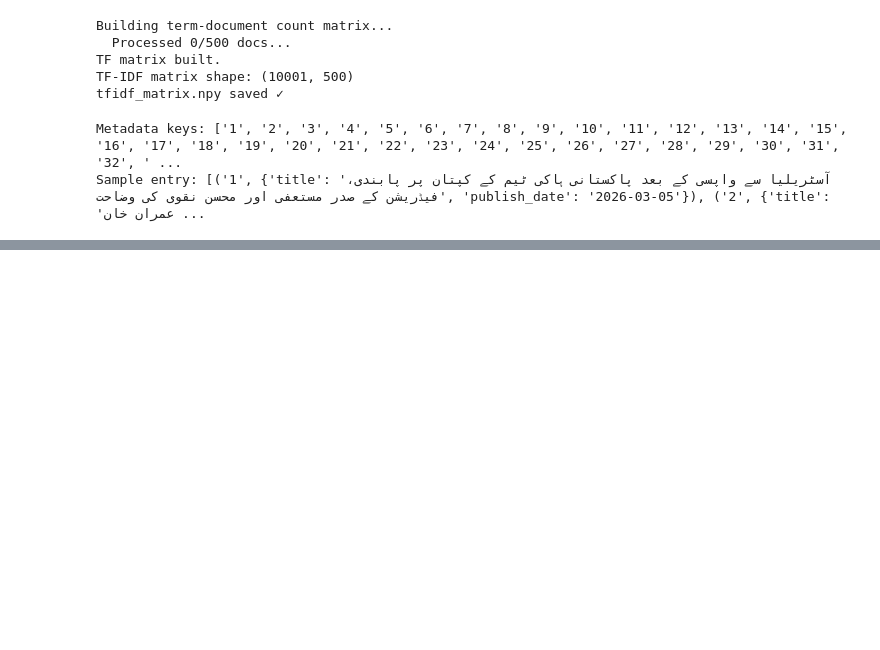
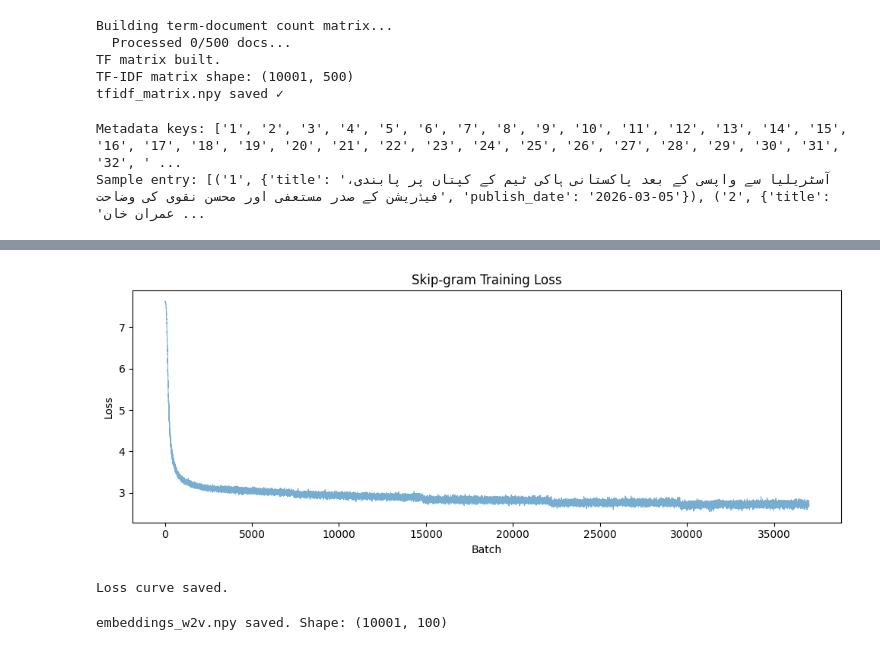
Before and after one commit to okashadswork-lang/i23-2525-NLP-Assignment2, a Jupyter notebook: i23_2525_Assignment2_Ds-C.ipynb, the cells around one changed output, grey strips where cells are left out. Cells and saved outputs as stored; diff of their text form; code cells hidden in the pictures; blank space fills up the shorter version.

```diff
--- a/i23_2525_Assignment2_Ds-C.ipynb
+++ b/i23_2525_Assignment2_Ds-C.ipynb
@@ -132,0 +548,45 @@ Sample entry: [('1', {'title': 'آسٹریلیا سے واپسی کے بعد پ
+# %%
+# Cell 15: Train Skip-gram for 5 epochs, plot loss curve
+
+loss_history = []
+interval     = 500  # print every N batches
+
+print(f"Training Skip-gram: {EPOCHS} epochs, batch={BATCH_SIZE}, d={EMBED_DIM}\n")
+
+for epoch in range(1, EPOCHS + 1):
+    model.train()
+    epoch_loss  = 0.0
+    batch_count = 0
+
+    for batch_idx, (center, context, noise) in enumerate(loader):
+        center  = center.to(device)
+        context = context.to(device)
+        noise   = noise.to(device)
+
+        optimizer.zero_grad()
+        loss = model(center, context, noise)
+        loss.backward()
+        optimizer.step()
+
+        epoch_loss  += loss.item()
+        batch_count += 1
+        loss_history.append(loss.item())
+
+        if batch_idx % interval == 0:
+            avg = epoch_loss / batch_count
+            print(f"  Epoch {epoch} | Batch {batch_idx:5d}/{len(loader)} | "
+                  f"Loss: {loss.item():.4f} | Avg: {avg:.4f}")
+
+    print(f"Epoch {epoch} complete. Avg Loss: {epoch_loss/batch_count:.4f}\n")
+
+# Plot loss curve
+plt.figure(figsize=(10, 4))
+plt.plot(loss_history, alpha=0.6, linewidth=0.8)
+plt.title("Skip-gram Training Loss")
+plt.xlabel("Batch")
+plt.ylabel("Loss")
+plt.tight_layout()
+plt.savefig("embeddings/skipgram_loss.png", dpi=150)
+plt.show()
+print("Loss curve saved.")
+# %% [output]
@@ -132,0 +610,16 @@ Sample entry: [('1', {'title': 'آسٹریلیا سے واپسی کے بعد پ
+[figure, added]
+Loss curve saved.
+# %%
+# Cell 16: Save averaged embeddings 0.5*(V+U)
+
+model.eval()
+with torch.no_grad():
+    V_weights = model.V.weight.cpu().numpy()  # (vocab, d)
+    U_weights = model.U.weight.cpu().numpy()  # (vocab, d)
+
+embeddings_w2v = 0.5 * (V_weights + U_weights)
+
+np.save("embeddings/embeddings_w2v.npy", embeddings_w2v)
+print(f"embeddings_w2v.npy saved. Shape: {embeddings_w2v.shape}")
+# %% [output]
+embeddings_w2v.npy saved. Shape: (10001, 100)
```
Also changed, not shown: parts of 11 cells of this notebook.
